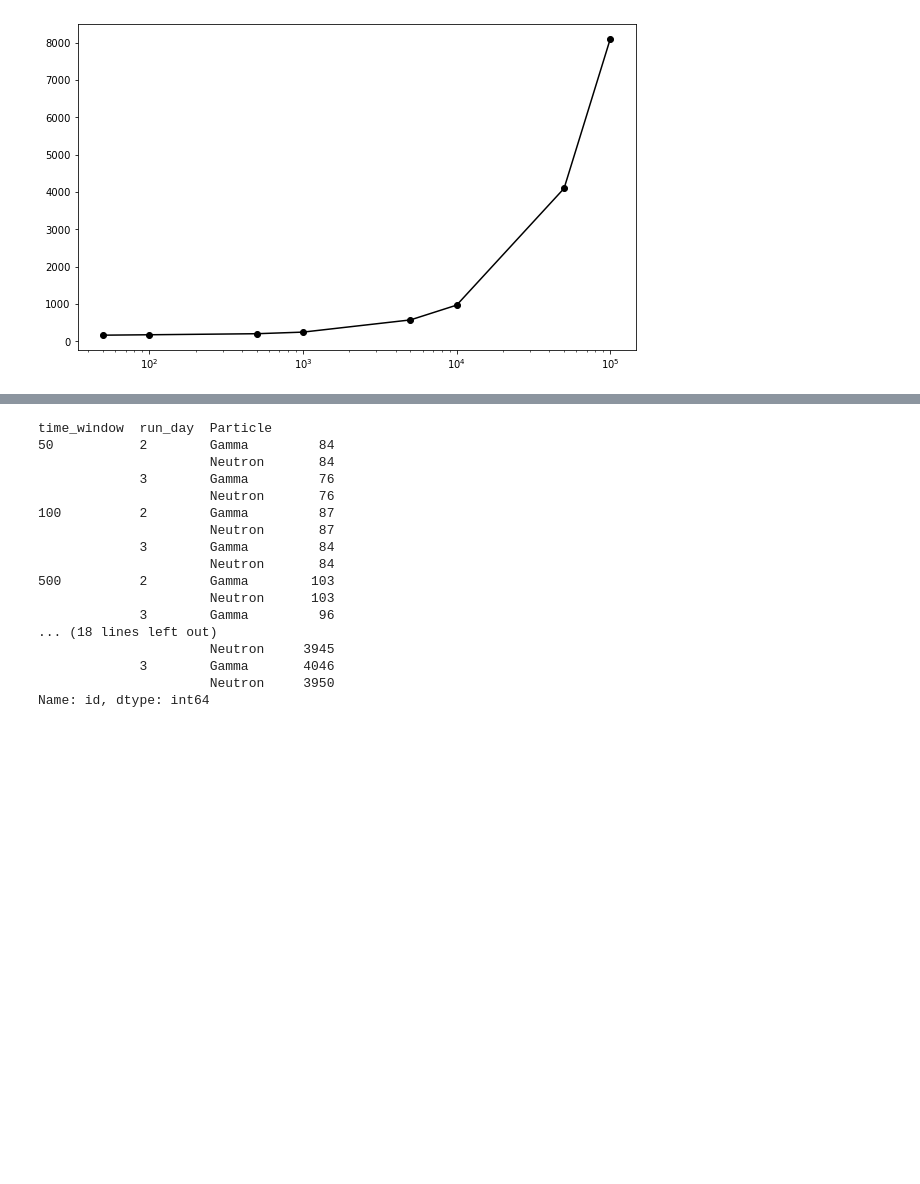
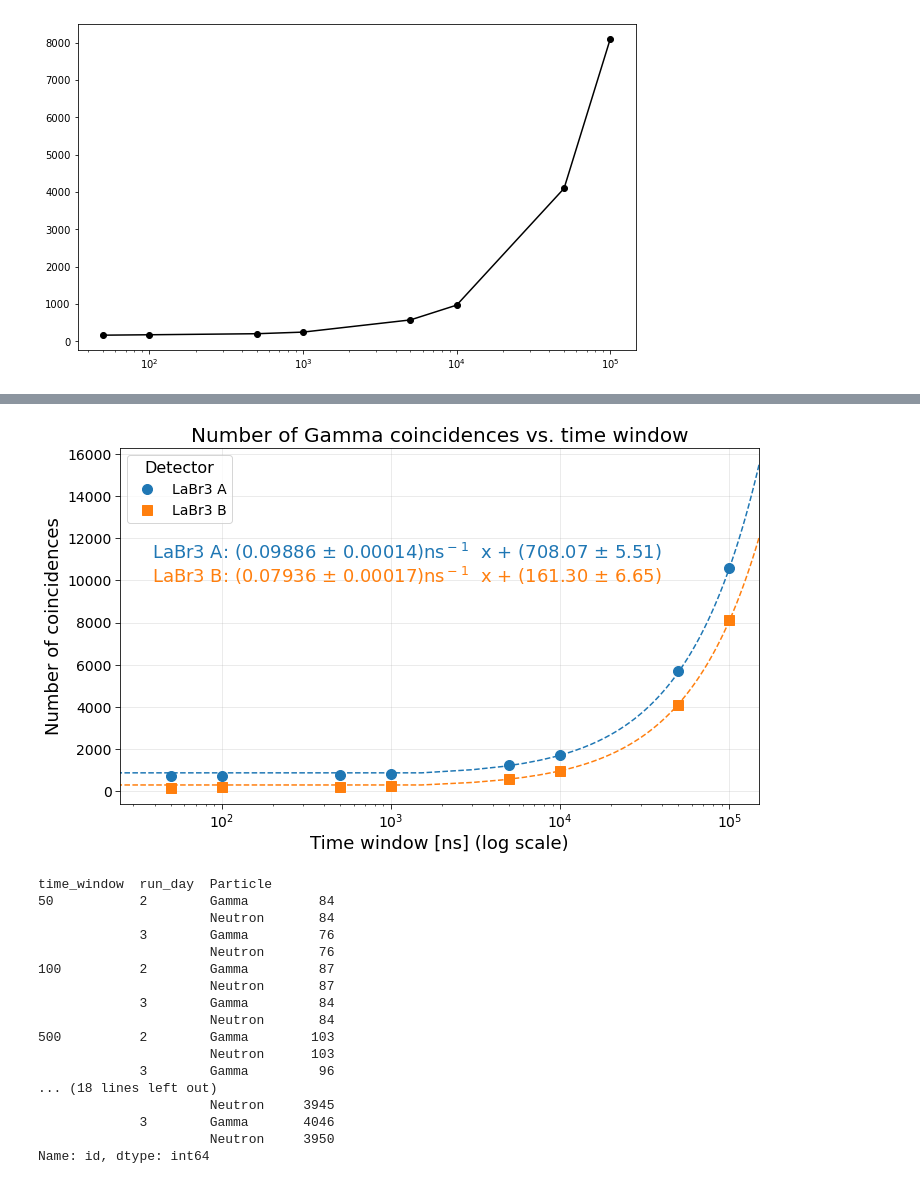
Before and after one commit to niklai99/advanced-laboratory, a Jupyter notebook: beam-analysis/coincidence-viz.ipynb, the cells around one changed output, grey strips where cells are left out. Drawn from its saved outputs; the diff is of its cells as text; code cells hidden in the pictures; blank space fills up the shorter version.

Commit message:
uploading new coincidence plots

```diff
--- a/beam-analysis/coincidence-viz.ipynb
+++ b/beam-analysis/coincidence-viz.ipynb
@@ -189,3 +205,16 @@ ax.set_xscale("log")
 plt.show()
 # %% [output]
 [figure]
+# %%
+# for each time window count the number of Gamma coincidences and plot the number of coincidences as a function of the time window
+labra_gamma = labra_coincidence[labra_coincidence["Particle"] == "Gamma"]
+labra_gamma_grouped = labra_gamma.groupby("time_window").count()["id"]
+
+fig = plt.figure(figsize=(10, 6))
+
+ax = fig.add_subplot(111)
+
+ax.plot(labra_gamma_grouped.index, labra_gamma_grouped.values, marker="o", color="black")
+ax.set_xscale("log")
+
+plt.show()
@@ -192,3 +223,75 @@ plt.show()
+# %%
+from scipy.optimize import curve_fit
+
+def linear(x, a, b):
+    return a * x + b
+# %%
+# plot both detectors
+
+fig = plt.figure(figsize=(10, 6), constrained_layout=True)
+
+ax = fig.add_subplot(111)
+
+
+par_a, cov_a = curve_fit(linear, labra_gamma_grouped.index, labra_gamma_grouped.values)
+par_b, cov_b = curve_fit(linear, labrb_gamma_grouped.index, labrb_gamma_grouped.values)
+
+# compute the chi2
+chi2_a = np.sum((linear(labra_gamma_grouped.index, *par_a) - labra_gamma_grouped.values)**2 / labra_gamma_grouped.values)
+chi2_b = np.sum((linear(labrb_gamma_grouped.index, *par_b) - labrb_gamma_grouped.values)**2 / labrb_gamma_grouped.values)
+
+
+
+
+xgrid = np.linspace(0, 150000, 100)
+
+ax.plot(xgrid, linear(xgrid, *par_a), ls="--", color="tab:blue")
+ax.plot(xgrid, linear(xgrid, *par_b), ls="--", color="tab:orange")
+
+
+ax.plot(labra_gamma_grouped.index, labra_gamma_grouped.values, marker="o", markersize=10, ls="", label="LaBr3 A", color="tab:blue")
+ax.plot(labrb_gamma_grouped.index, labrb_gamma_grouped.values, marker="s", markersize=10, ls="", label="LaBr3 B", color="tab:orange")
+
+ax.legend(fontsize=14, title_fontsize=16, title="Detector", loc="best")
+ax.set_xscale("log")
+
+ax.set_xlim(25, 150000)
+
+ax.set_title("Number of Gamma coincidences vs. time window", fontsize=20)
+ax.set_xlabel("Time window [ns] (log scale)", fontsize=18)
+ax.set_ylabel("Number of coincidences", fontsize=18)
+
+ax.tick_params(axis="both", which="major", labelsize=14, length=5)
+
+
+# ax.text(0.05, 0.65, f"$\chi^2$ LaBr3 A: {chi2_a:.2f}", transform=ax.transAxes, fontsize=18)
+# ax.text(0.05, 0.60, f"$\chi^2$ LaBr3 B: {chi2_b:.2f}", transform=ax.transAxes, fontsize=18)
+
+# display the linear function with parameters and error
+ax.text(
+    0.05,
+    0.49 + 0.2,
+    f"LaBr3 A: ({par_a[0]:.5f} $\pm$ {np.sqrt(cov_a[0, 0]):.5f})ns$^-$$^1$  x + ({par_a[1]:.2f} $\pm$ {np.sqrt(cov_a[1, 1]):.2f})",
+    transform=ax.transAxes,
+    fontsize=18,
+    color="tab:blue",
+)
+ax.text(
+    0.05,
+    0.42 + 0.2,
+    f"LaBr3 B: ({par_b[0]:.5f} $\pm$ {np.sqrt(cov_b[0, 0]):.5f})ns$^-$$^1$  x + ({par_b[1]:.2f} $\pm$ {np.sqrt(cov_b[1, 1]):.2f})",
+    transform=ax.transAxes,
+    fontsize=18,
+    color="tab:orange",
+)
+ax.grid(alpha=0.3)
+ax.set_axisbelow(True)
+
+fig.savefig("plots/number_of_coincidences_vs_time_window.png", dpi=300, facecolor="white")
+
+plt.show()
+# %% [output]
+[figure, added]
 # %%
 # for each time window, count how many Gamma particles are found between two Neutron particles
 counts = labrb_coincidence.groupby(["time_window", "run_day", "Particle"]).count()["id"]
```
Also changed, not shown: parts of 17 cells of this notebook, 3 other files.
